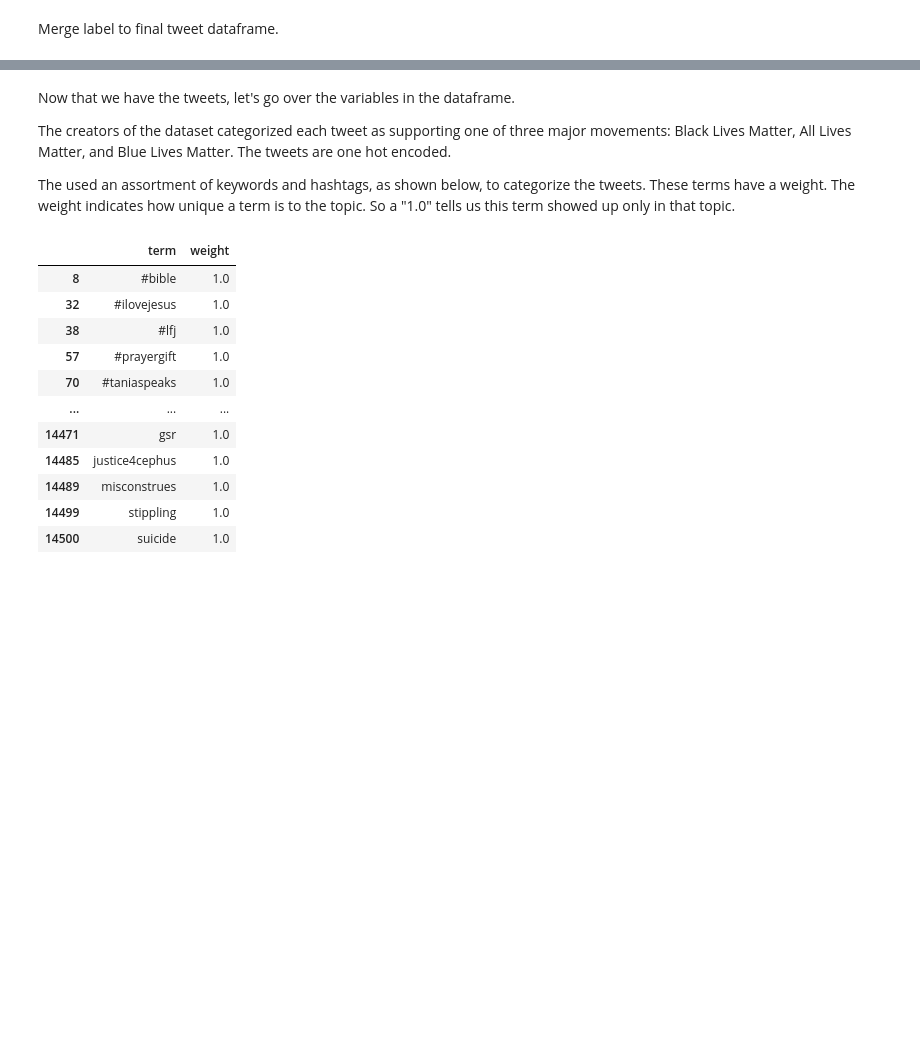
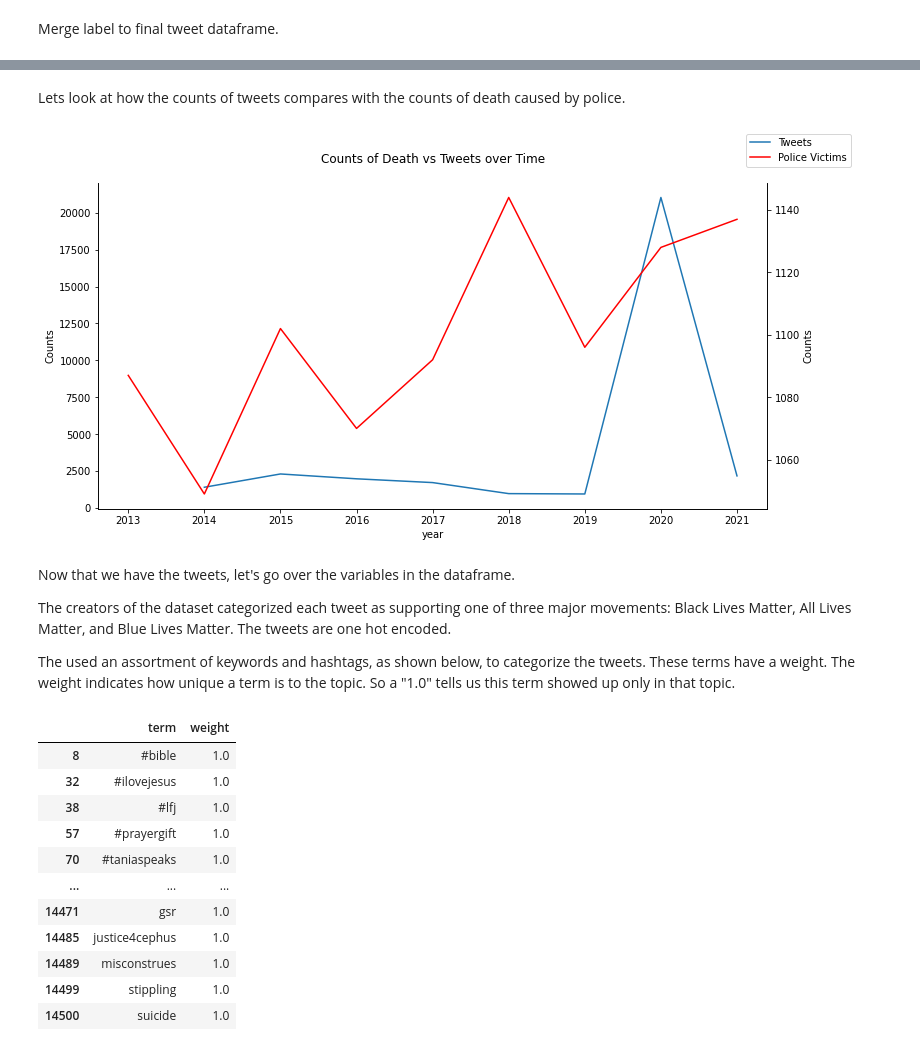
Before and after one commit to dowoma/DDS_BLM, a Jupyter notebook: data_cleaning_eda.ipynb, the cells around one changed output, grey strips where cells are left out. Drawn from its saved outputs; the diff is of its cells as text; code cells hidden in the pictures; blank space fills up the shorter version.

```diff
--- a/data_cleaning_eda.ipynb
+++ b/data_cleaning_eda.ipynb
@@ -979,3 +1066,20 @@ final_merge.join(labels)
+# %% [markdown]
+Lets look at how the counts of tweets compares with the counts of death caused by police.
+# %%
+fig, ax = plt.subplots(figsize=(12,6))
+#tweets line chart
+lineplot = sns.lineplot(x='year', y='tweet_count', data=tweets_by_year, label= 'Tweets', legend=False)
+sns.despine()
+plt.ylabel('Counts')
+plt.title('Counts of Death vs Tweets over Time', pad=20);
+#police line chart
+ax2 = ax.twinx()
+lineplot2 = sns.lineplot(x='year', y='count', data=deaths_table[deaths_table.year <= 2021], ax=ax2, color='r', label='Police Victims', legend=False)
+sns.despine(right=False)
+plt.ylabel('Counts')
+ax.figure.legend();
+# %% [output]
+[figure, added]
 # %% [markdown]
 Now that we have the tweets, let's go over the variables in the dataframe.
 
```
Also changed, not shown: parts of 29 cells of this notebook.
